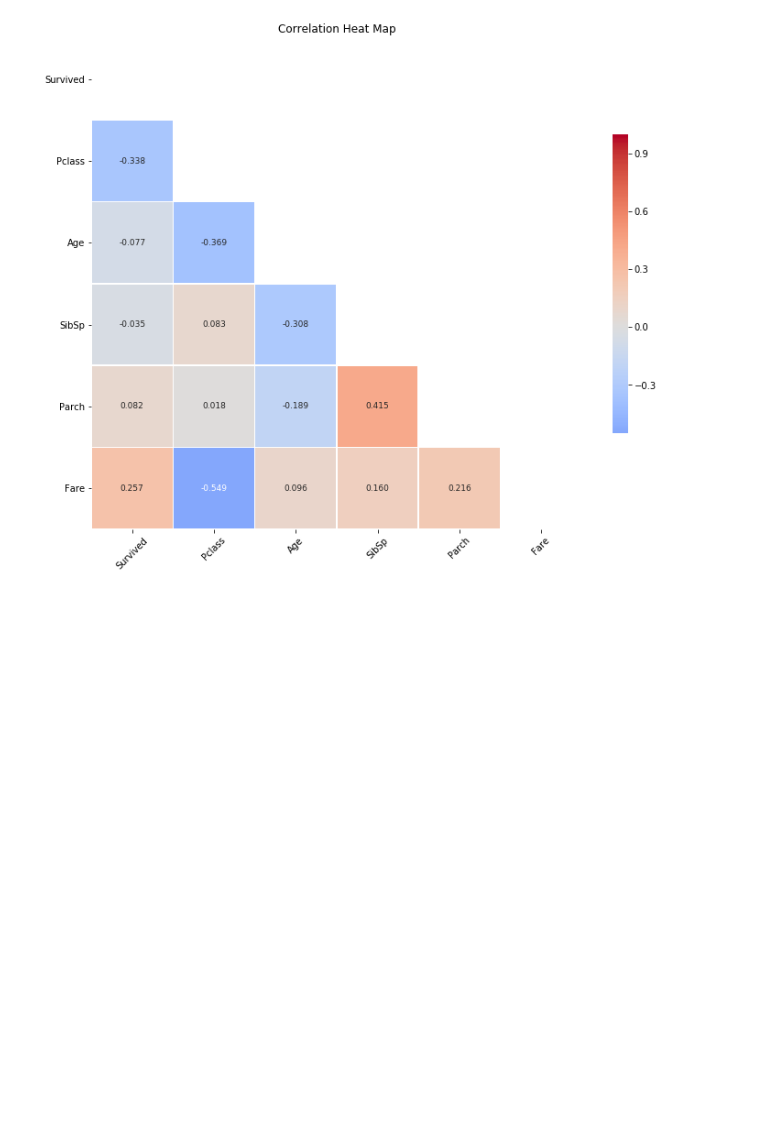
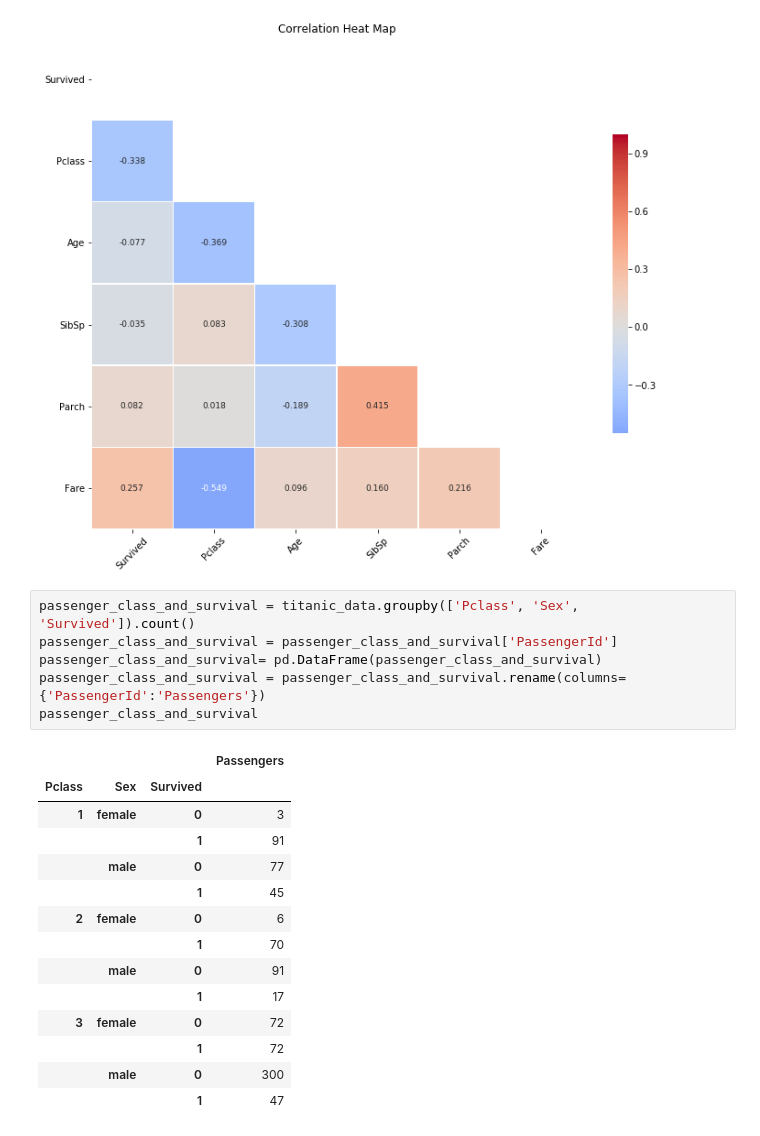
Before and after one commit to jaysoto21/MSDS422, a Jupyter notebook: MSDS422_Titanic.ipynb, the cells around one changed output. Drawn from its saved outputs; the diff is of its cells as text; blank space fills up the shorter version.

```diff
--- a/MSDS422_Titanic.ipynb
+++ b/MSDS422_Titanic.ipynb
@@ -74,3 +74,24 @@ corr_chart(corr_df);
 # %% [output]
 <Figure size 432x288 with 0 Axes>
 [figure]
+# %%
+passenger_class_and_survival = titanic_data.groupby(['Pclass', 'Sex', 'Survived']).count()
+passenger_class_and_survival = passenger_class_and_survival['PassengerId']
+passenger_class_and_survival= pd.DataFrame(passenger_class_and_survival)
+passenger_class_and_survival = passenger_class_and_survival.rename(columns={'PassengerId':'Passengers'})
+passenger_class_and_survival
+# %% [output]
+|  |  |  | Passengers |
+| Pclass | Sex | Survived |  |
+| 1 | female | 0 | 3 |
+|  |  | 1 | 91 |
+|  | male | 0 | 77 |
+|  |  | 1 | 45 |
+| 2 | female | 0 | 6 |
+|  |  | 1 | 70 |
+|  | male | 0 | 91 |
+|  |  | 1 | 17 |
+| 3 | female | 0 | 72 |
+|  |  | 1 | 72 |
+|  | male | 0 | 300 |
+|  |  | 1 | 47 |
```
Also changed, not shown: parts of 1 cell of this notebook.
